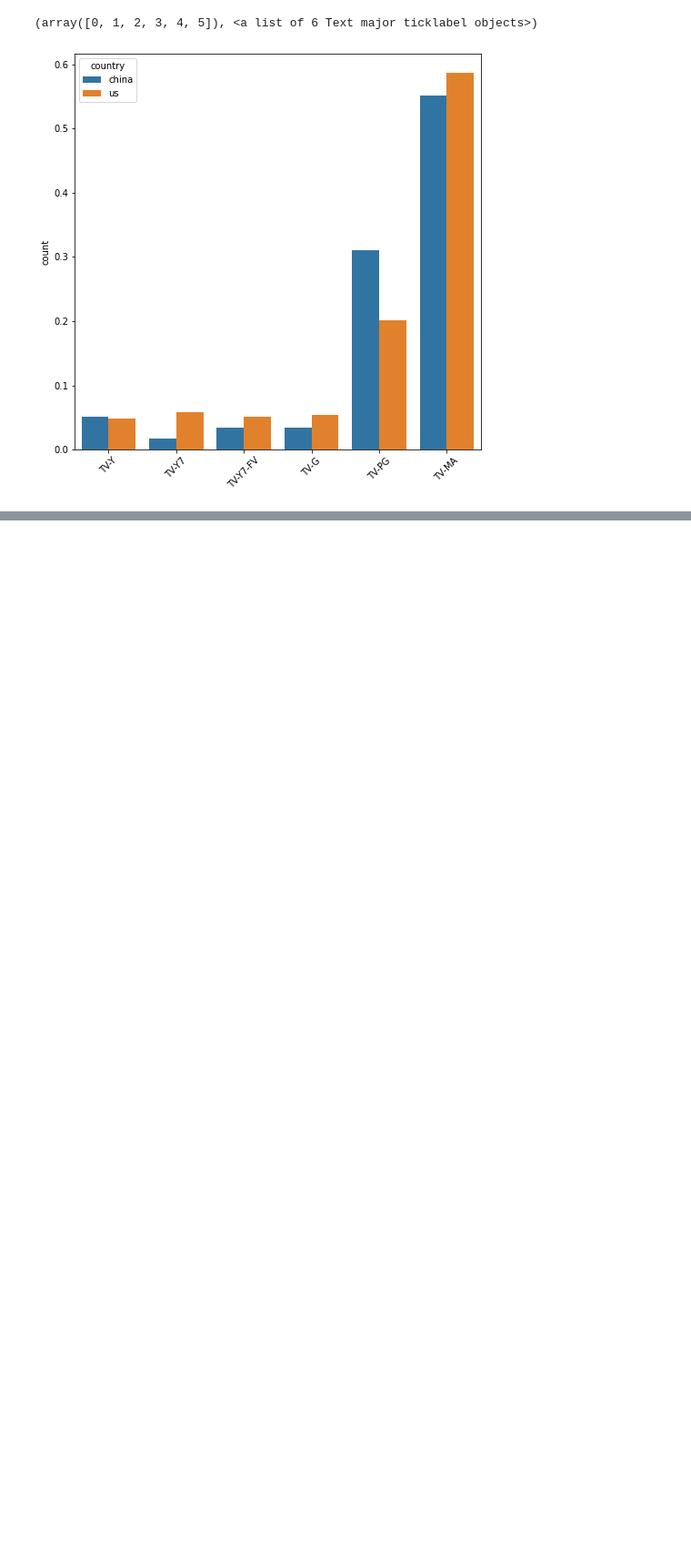
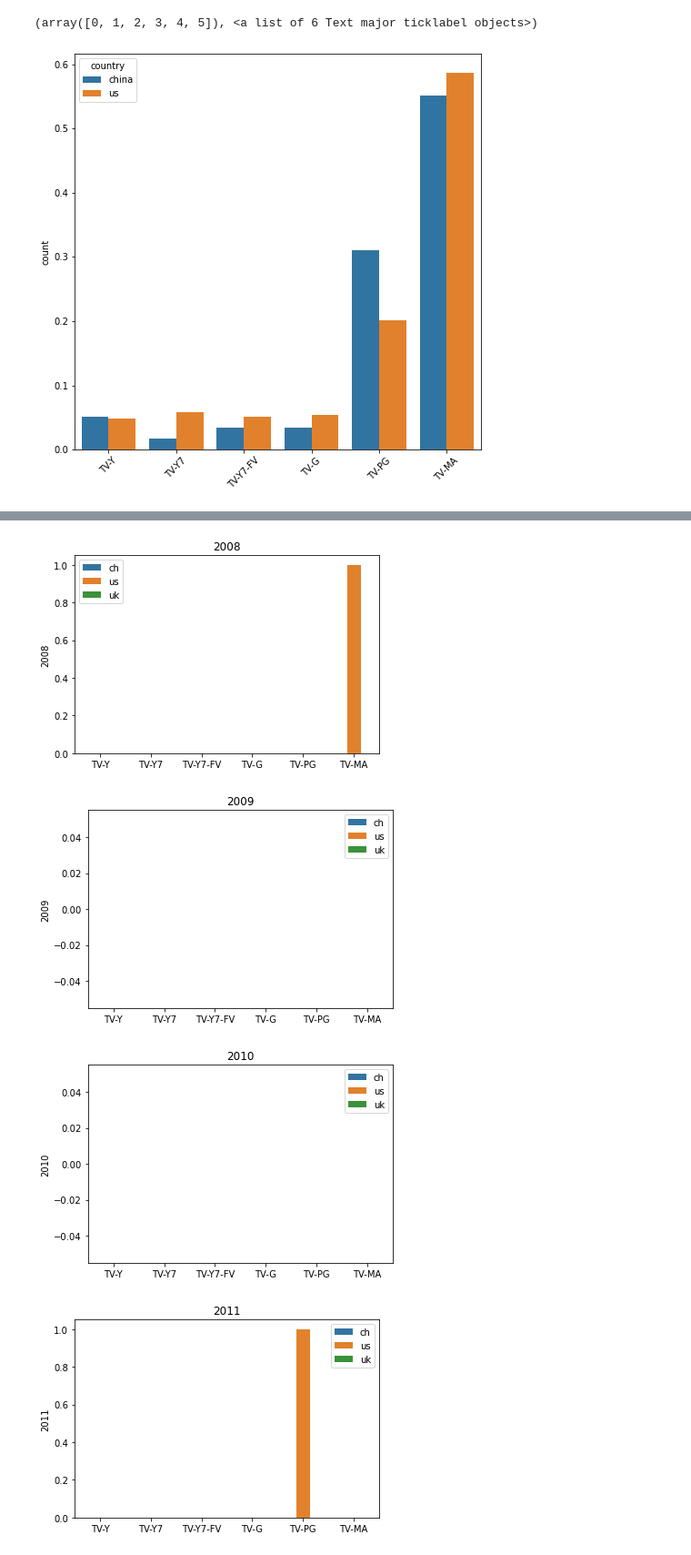
Before and after one commit to willhwh/DS_60Days, a Jupyter notebook: project1_nf.ipynb, the cells around one changed output, grey strips where cells are left out. Shown at 91% size. Cells and saved outputs as stored; diff of their text form; code cells hidden in the pictures; blank space fills up the shorter version.

```diff
--- a/project1_nf.ipynb
+++ b/project1_nf.ipynb
@@ -774,0 +776,29 @@ ValueError: could not convert string to float: 'us'
+# %%
+tv =['TV-Y','TV-Y7','TV-Y7-FV','TV-G','TV-PG','TV-MA']
+ch_df = ch_df.loc[tv].drop(0,axis=1)
+us_df = us_df.loc[tv].drop(0,axis=1)
+uk_df = uk_df.loc[tv].drop(0,axis=1)
+# %%
+ch_df = (ch_df/ch_df.sum()).fillna(0)
+us_df = (us_df/us_df.sum()).fillna(0)
+uk_df = (uk_df/uk_df.sum()).fillna(0)
+# %%
+ch_df = ch_df.reindex(tv)
+us_df = us_df.reindex(tv)
+uk_df = uk_df.reindex(tv)
+# %%
+ch_df['country'] = 'ch'
+us_df['country'] = 'us'
+uk_df['country'] = 'uk'
+# %%
+for d in range(2008,2021):
+    df = pd.concat([ch_df[[d,'country']],us_df[[d,'country']],uk_df[[d,'country']]],axis=0)
+    sns.barplot(x = df.index,y = df[d],hue=df['country'])
+    plt.title(d)
+    plt.legend()
+    plt.show()
+# %% [output]
+[figure, added]
+[figure, added]
+[figure, added]
+[figure, added]
```
Also changed, not shown: parts of 26 cells of this notebook.
